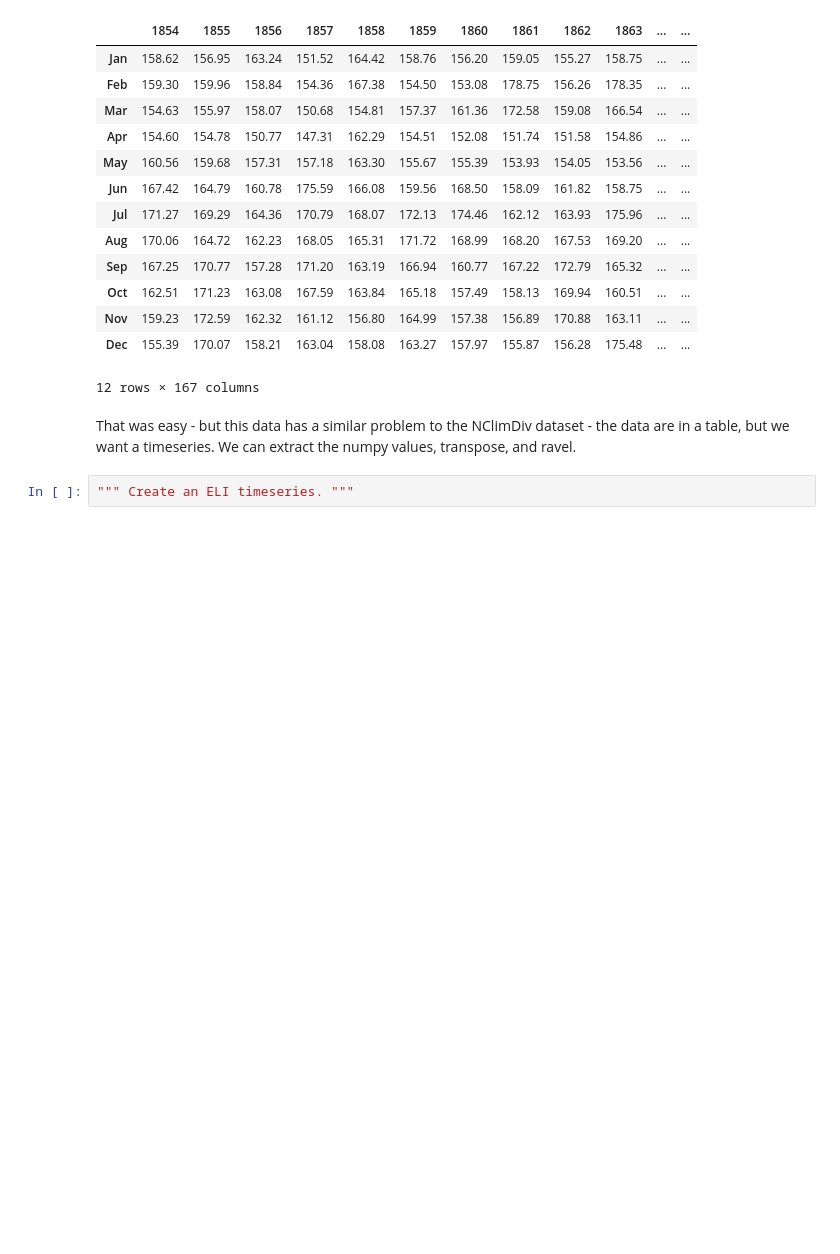
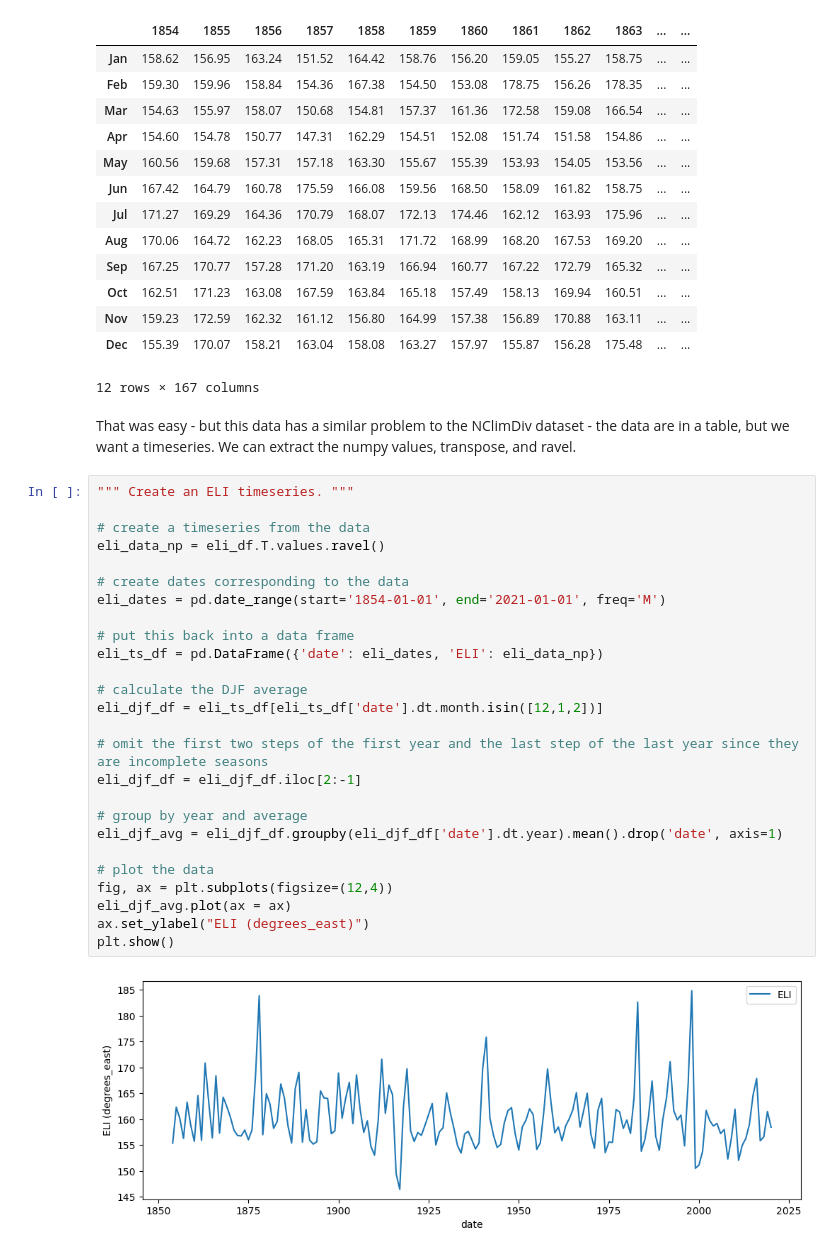
Before and after one commit to taobrienlbl/advanced_earth_science_data_analysis, a Jupyter notebook: lessons/03_data_science_modules/03_WIP_winter_temperature_enso.ipynb, the cells around one changed output. Cells and saved outputs as stored; diff of their text form; blank space fills up the shorter version.

```diff
--- a/lessons/03_data_science_modules/03_WIP_winter_temperature_enso.ipynb
+++ b/lessons/03_data_science_modules/03_WIP_winter_temperature_enso.ipynb
@@ -223,5 +223,31 @@ eli_df
 12 rows × 167 columns
 # %% [markdown]
 That was easy - but this data has a similar problem to the NClimDiv dataset - the data are in a table, but we want a timeseries.  We can extract the numpy values, transpose, and ravel.
-# %%
-""" Create an ELI timeseries. """
+# %%
+""" Create an ELI timeseries. """
+
+# create a timeseries from the data
+eli_data_np = eli_df.T.values.ravel()
+
+# create dates corresponding to the data
+eli_dates = pd.date_range(start='1854-01-01', end='2021-01-01', freq='M')
+
+# put this back into a data frame
+eli_ts_df = pd.DataFrame({'date': eli_dates, 'ELI': eli_data_np})
+
+# calculate the DJF average
+eli_djf_df = eli_ts_df[eli_ts_df['date'].dt.month.isin([12,1,2])]
+
+# omit the first two steps of the first year and the last step of the last year since they are incomplete seasons
+eli_djf_df = eli_djf_df.iloc[2:-1]
+
+# group by year and average
+eli_djf_avg = eli_djf_df.groupby(eli_djf_df['date'].dt.year).mean().drop('date', axis=1)
+
+# plot the data
+fig, ax = plt.subplots(figsize=(12,4))
+eli_djf_avg.plot(ax = ax)
+ax.set_ylabel("ELI (degrees_east)")
+plt.show()
+# %% [output]
+[figure, added]
```
Also changed, not shown: parts of 4 cells of this notebook, 5 other files.
